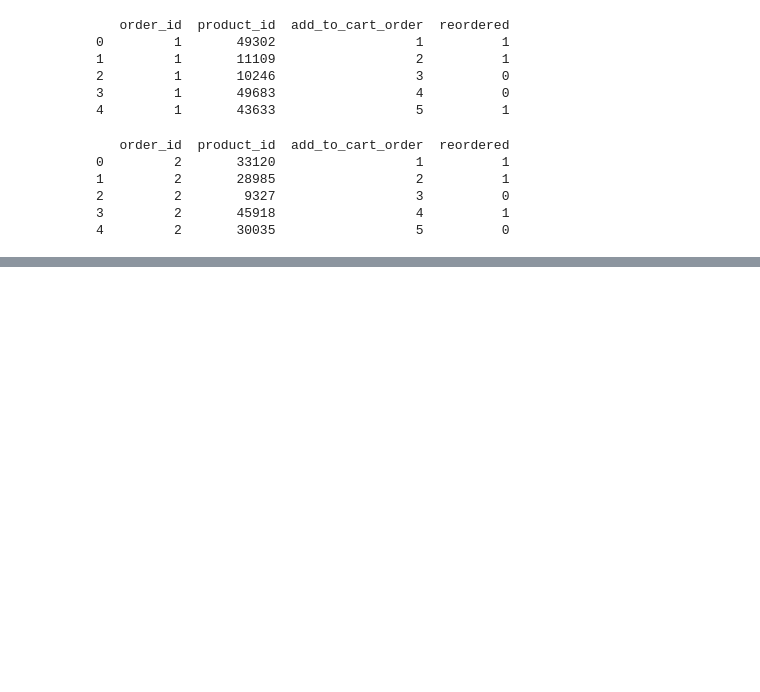
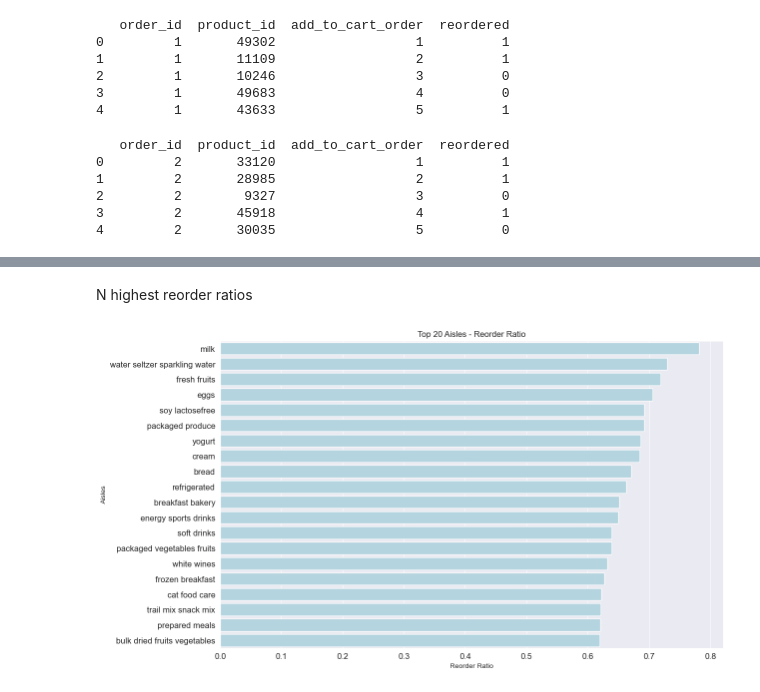
Before and after one commit to japoeder/Basket-Analysis, a Jupyter notebook: 1) EDA.ipynb, the cells around one changed output, grey strips where cells are left out. Saved outputs shown, nothing was run; the diff lists cells and outputs as text; code cells hidden in the pictures; blank space fills up the shorter version.

```diff
--- a/1) EDA.ipynb
+++ b/1) EDA.ipynb
@@ -101,0 +219,16 @@ print(order_products_prior.head())
+# %%
+temp_df["reorder_ratio"] = temp_df.reorders/temp_df.orders
+temp_df = temp_df.sort_values("reorder_ratio", ascending=False).reset_index()
+# %% [markdown]
+N highest reorder ratios
+# %%
+n=20
+fig, ax = plt.subplots(figsize = (13,8))
+ax = sns.barplot(y = temp_df.aisle[0:n], x = temp_df.reorder_ratio[0:n], color='lightblue')
+ax.set_ylabel("Aisles")
+ax.set_xlabel("Reorder Ratio")
+ax.set_title(f"Top {n} Aisles - Reorder Ratio")
+ax.tick_params(axis = 'both', labelsize = 12)
+plt.show()
+# %% [output]
+[figure, added]
```
Also changed, not shown: parts of 17 cells of this notebook.
